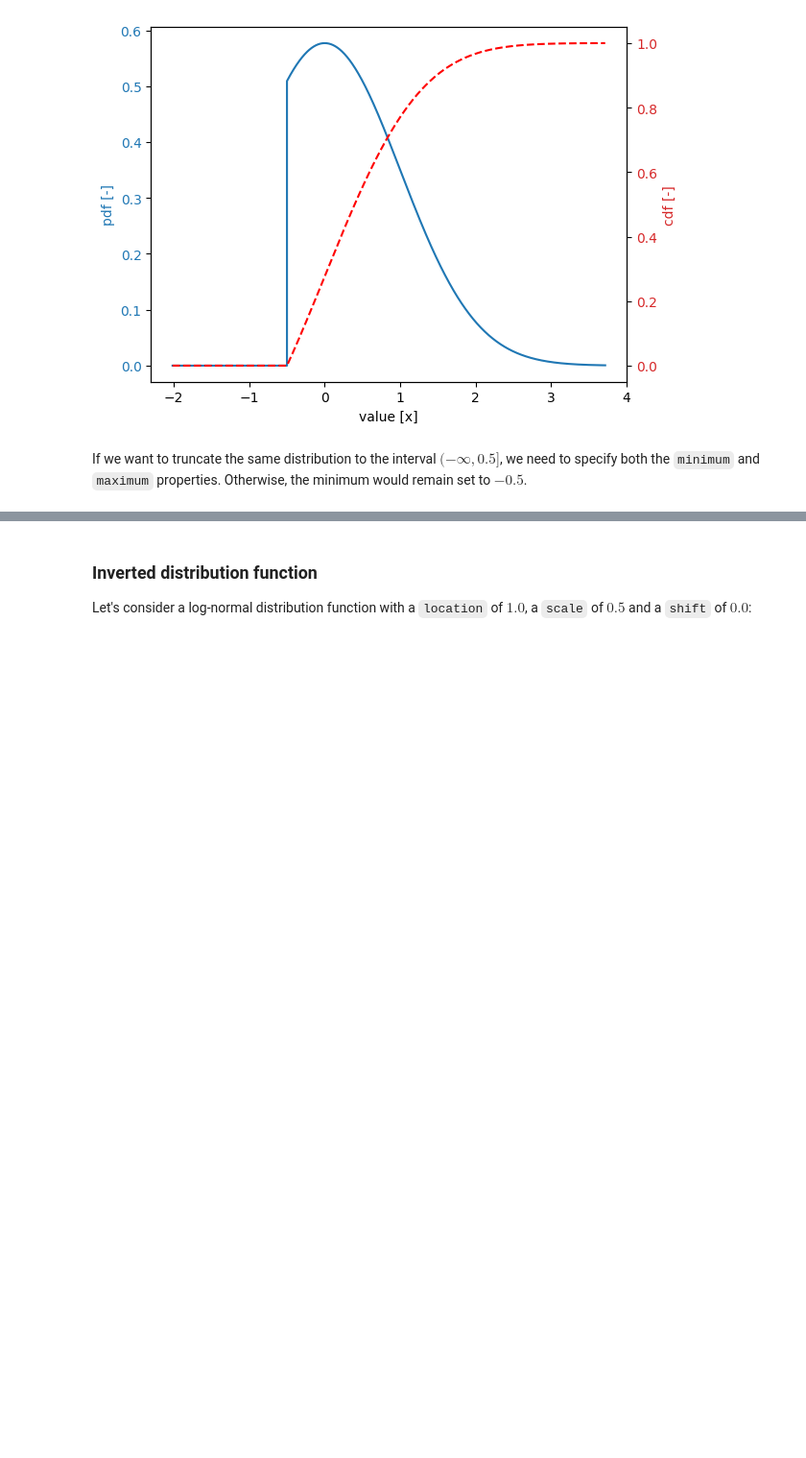
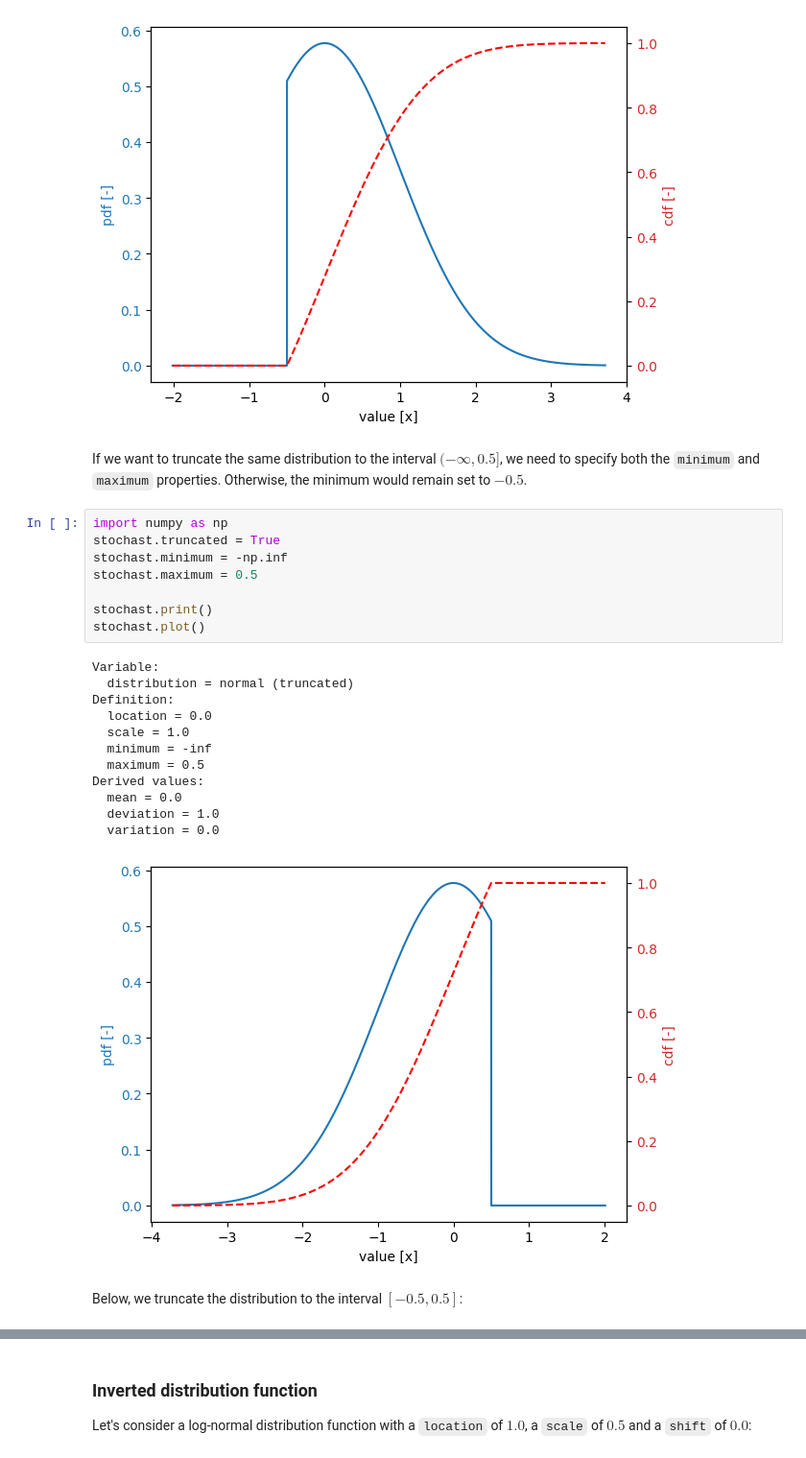
Before and after one commit to Deltares/ProbabilisticLibrary, a Jupyter notebook: sources/Deltares.Probabilistic.PWrapper.Notebooks/operations_on_distribution_functions.ipynb, the cells around one changed output, grey strips where cells are left out. Shown at 96% size. Saved outputs shown, nothing was run; the diff lists cells and outputs as text; blank space fills up the shorter version.

```diff
--- a/sources/Deltares.Probabilistic.PWrapper.Notebooks/operations_on_distribution_functions.ipynb
+++ b/sources/Deltares.Probabilistic.PWrapper.Notebooks/operations_on_distribution_functions.ipynb
@@ -148,6 +172,29 @@ stochast.plot()
 [figure]
 # %% [markdown]
 If we want to truncate the same distribution to the interval $(-\infty, 0.5]$, we need to specify both the `minimum` and `maximum` properties. Otherwise, the minimum would remain set to $-0.5$.
+# %%
+import numpy as np
+stochast.truncated = True
+stochast.minimum = -np.inf
+stochast.maximum = 0.5
+
+stochast.print()
+stochast.plot()
+# %% [output]
+Variable:
+  distribution = normal (truncated)
+Definition:
+  location = 0.0
+  scale = 1.0
+  minimum = -inf
+  maximum = 0.5
+Derived values:
+  mean = 0.0
+  deviation = 1.0
+  variation = 0.0
+[figure, added]
+# %% [markdown]
+Below, we truncate the distribution to the interval $[-0.5, 0.5]$:
 # %%
 stochast.truncated = True
 stochast.minimum = -0.5
```
Also changed, not shown: parts of 21 cells of this notebook, 19 other files.
